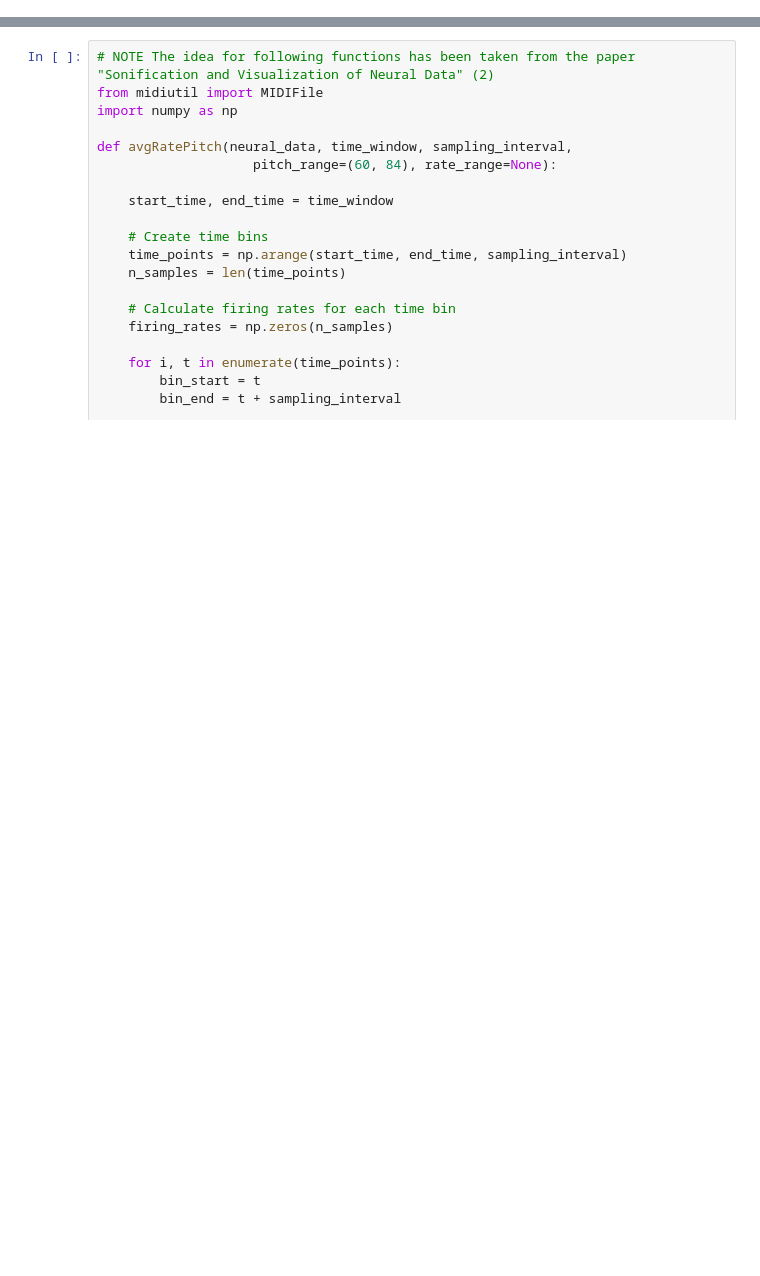
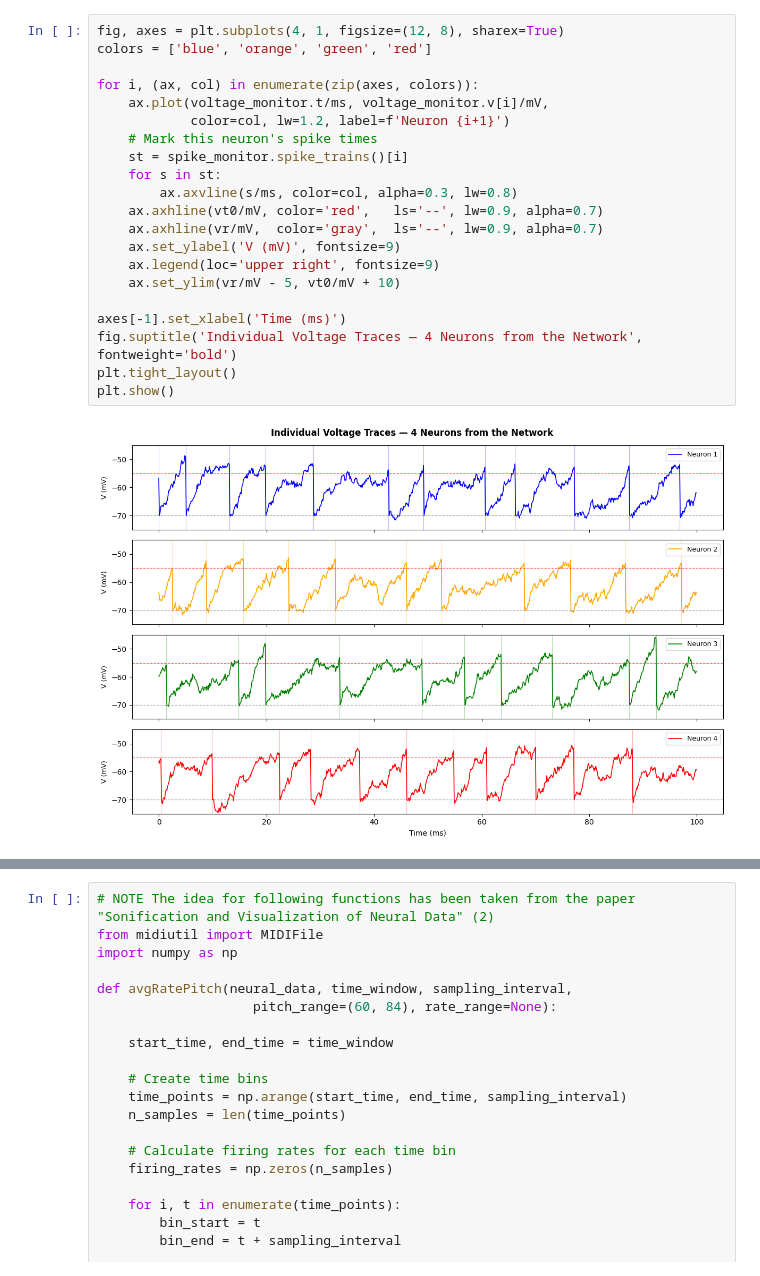
Before and after one commit to StefanCieslewicz/Introduction-to-Spiking-Neural-Networks-, a Jupyter notebook: article.ipynb, the cells around one changed output, grey strips where cells are left out. Saved outputs shown, nothing was run; the diff lists cells and outputs as text; blank space fills up the shorter version.

```diff
--- a/article.ipynb
+++ b/article.ipynb
@@ -124,0 +267,23 @@ I encourage you to play around with the initial variables, and equations to see
+# %%
+fig, axes = plt.subplots(4, 1, figsize=(12, 8), sharex=True)
+colors = ['blue', 'orange', 'green', 'red']
+
+for i, (ax, col) in enumerate(zip(axes, colors)):
+    ax.plot(voltage_monitor.t/ms, voltage_monitor.v[i]/mV,
+            color=col, lw=1.2, label=f'Neuron {i+1}')
+    # Mark this neuron's spike times
+    st = spike_monitor.spike_trains()[i]
+    for s in st:
+        ax.axvline(s/ms, color=col, alpha=0.3, lw=0.8)
+    ax.axhline(vt0/mV, color='red',   ls='--', lw=0.9, alpha=0.7)
+    ax.axhline(vr/mV,  color='gray',  ls='--', lw=0.9, alpha=0.7)
+    ax.set_ylabel('V (mV)', fontsize=9)
+    ax.legend(loc='upper right', fontsize=9)
+    ax.set_ylim(vr/mV - 5, vt0/mV + 10)
+
+axes[-1].set_xlabel('Time (ms)')
+fig.suptitle('Individual Voltage Traces — 4 Neurons from the Network', fontweight='bold')
+plt.tight_layout()
+plt.show()
+# %% [output]
+[figure, added]
```
Also changed, not shown: parts of 21 cells of this notebook.
